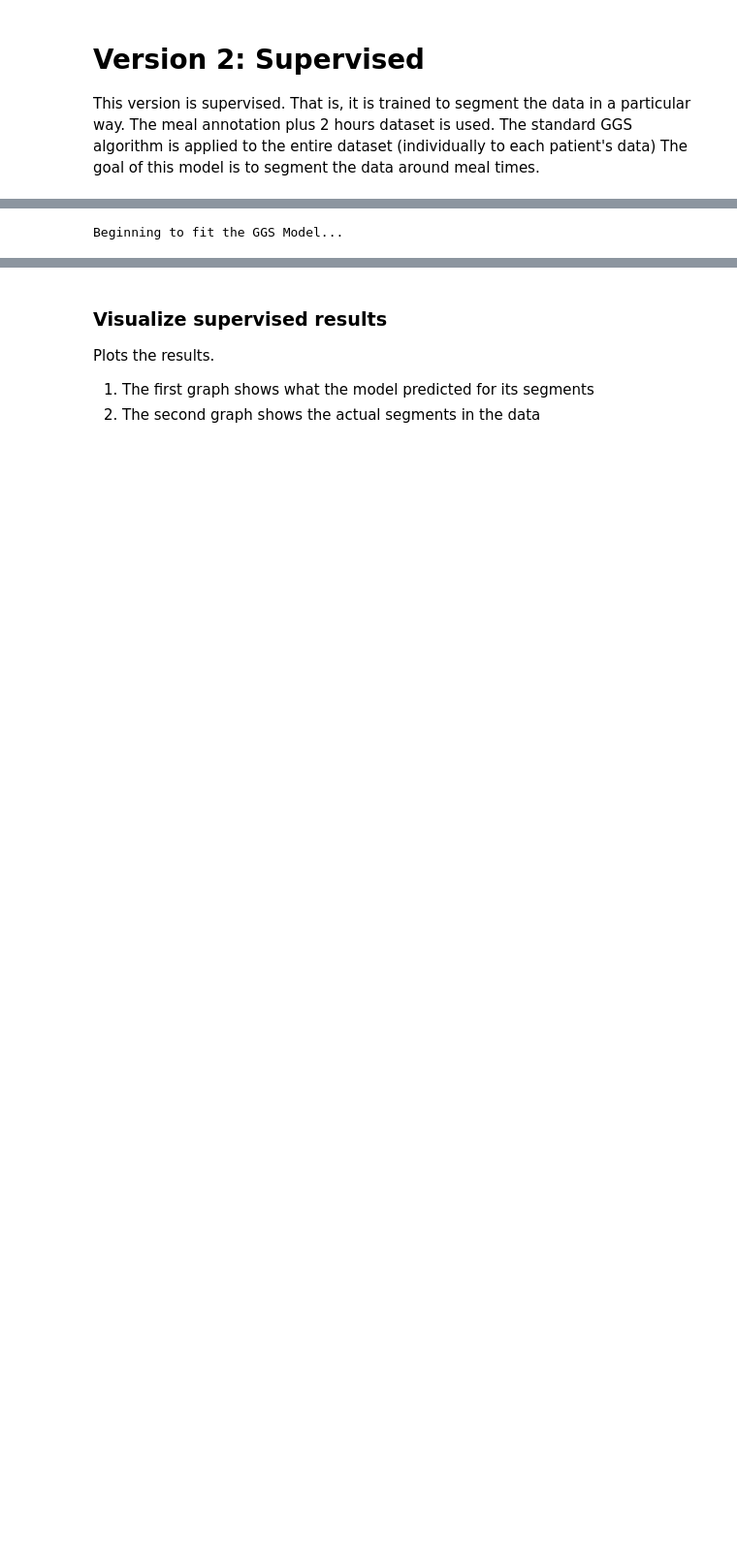
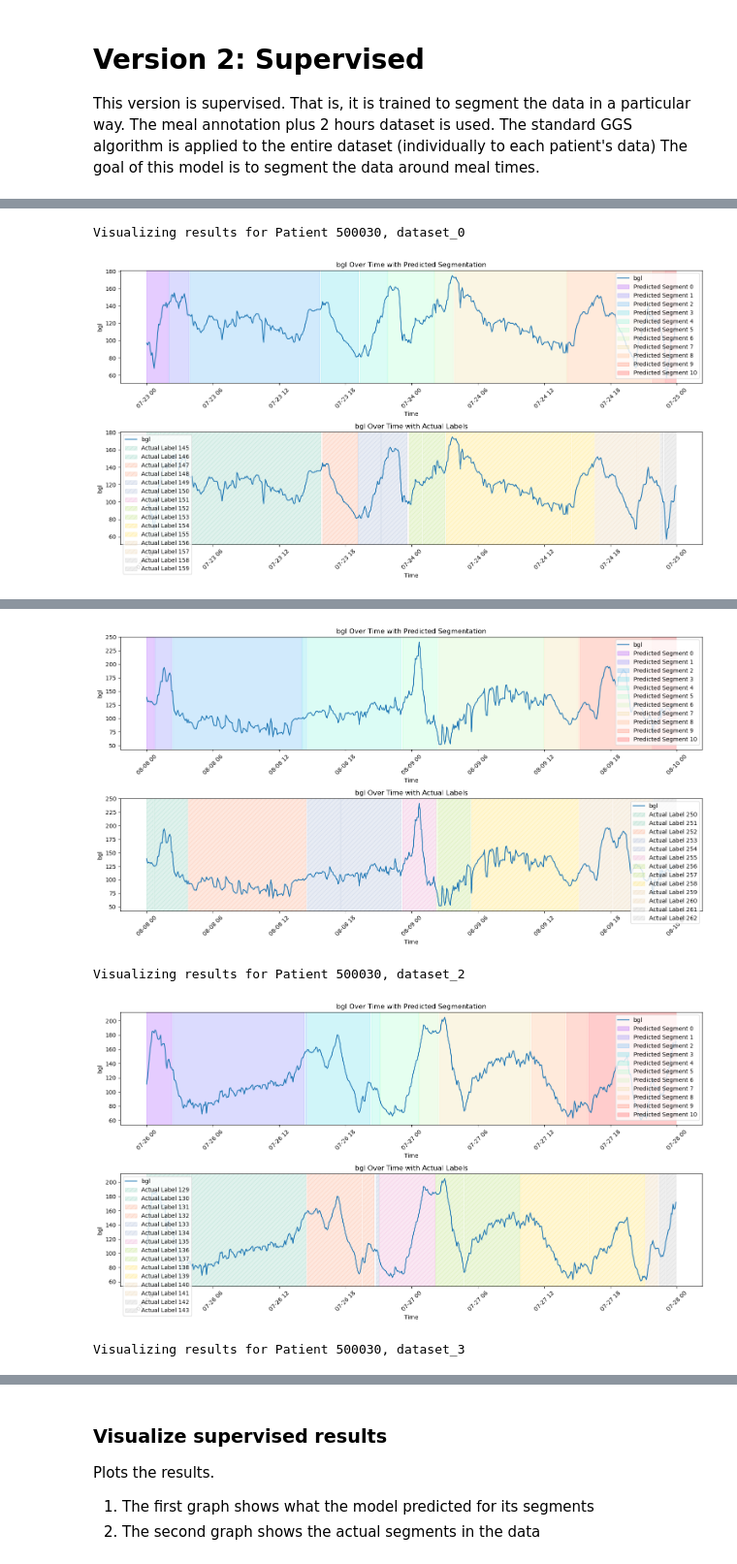
Before and after one commit to RobotPsychologist/bg_control, a Jupyter notebook: 0_meal_identification/meal_identification/notebooks/3.03-vr-time-series-gaussian-segmentation.ipynb, the cells around one changed output, grey strips where cells are left out. Shown at 97% size. Cells and saved outputs as stored; diff of their text form; code cells hidden in the pictures; blank space fills up the shorter version.

Commit message:
Visualizing the data for diff datasets

```diff
--- a/0_meal_identification/meal_identification/notebooks/3.03-vr-time-series-gaussian-segmentation.ipynb
+++ b/0_meal_identification/meal_identification/notebooks/3.03-vr-time-series-gaussian-segmentation.ipynb
@@ -107,10 +174,10 @@ def visualize_segmentation(
     """
     plt.figure(figsize=(15, 8))
 
-    # Plot the time series
+    # Plot the time series with predicted segmentation
+    plt.subplot(2, 1, 1)
     plt.plot(X_nested.index, X_nested[column_name].values, label=column_name)
 
-    # Plot predicted segmentation
     unique_segments = np.unique(segmentation)
     colors = plt.cm.rainbow(np.linspace(0, 1, len(unique_segments)))
 
@@ -119,8 +186,18 @@ def visualize_segmentation(
         plt.axvspan(X_nested.index[mask].min(), X_nested.index[mask].max(),
                     alpha=0.2, color=color, label=f'Predicted Segment {segment}')
 
-    # Plot actual labels if provided
+    plt.title(f'{column_name} Over Time with Predicted Segmentation')
+    plt.xlabel('Time')
+    plt.ylabel(column_name)
+    plt.legend()
+    plt.xticks(rotation=45)
+    plt.tight_layout()
+
+    # Plot the time series with actual labels if provided
     if actual_labels is not None:
+        plt.subplot(2, 1, 2)
+        plt.plot(X_nested.index, X_nested[column_name].values, label=column_name)
+
         unique_labels = np.unique(actual_labels)
         label_colors = plt.cm.Set2(np.linspace(0, 1, len(unique_labels)))
 
@@ -129,15 +206,28 @@ def visualize_segmentation(
             plt.axvspan(X_nested.index[mask].min(), X_nested.index[mask].max(),
                         alpha=0.2, color=color, hatch='///', label=f'Actual Label {label}')
 
-    plt.title(f'{column_name} Over Time with Segmentation')
-    plt.xlabel('Time')
-    plt.ylabel(column_name)
-    plt.legend()
-    plt.xticks(rotation=45)
-    plt.tight_layout()
+        plt.title(f'{column_name} Over Time with Actual Labels')
+        plt.xlabel('Time')
+        plt.ylabel(column_name)
+        plt.legend()
+        plt.xticks(rotation=45)
+        plt.tight_layout()
+
     plt.show()
 # %% [markdown]
 # Version 2: Supervised
 This version is supervised. That is, it is trained to segment the data in a particular way.
 The meal annotation plus 2 hours dataset is used. The standard GGS algorithm is applied to the entire dataset (individually to each patient's data)
 The goal of this model is to segment the data around meal times.
+# %%
+datasets_by_patient = load_datasets()
+datasets_by_patient = create_segmentation_labels(datasets_by_patient)
+datasets_by_patient = preprocess_datasets(datasets_by_patient)
+
+results = greedy_gaussian_segmentation(
+    datasets_by_patient,
+    supervised=True,
+    label_column='segmentation_label',
+    k_max=10,
+    num_days=2
+)
@@ -144,14 +272,13 @@ The goal of this model is to segment the data around meal times.
 # %%
-segmenter, results = greedy_gaussian_segmentation(datasets_by_patient, supervised=True, label_column='segmentation_label', k_max=30)
-
 # Visualize results for each patient and dataset
 for patient_id, patient_results in results.items():
     for dataset_key, dataset_result in patient_results.items():
         print(f"Visualizing results for Patient {patient_id}, {dataset_key}")
         X_day = dataset_result['X']
         segmentation = dataset_result['segmentation']
-        actual_labels = dataset_result['data']['segmentation_label']
+        actual_labels = dataset_result['actual_labels']
 
         visualize_segmentation(X_day, segmentation, actual_labels, column_name='bgl')
 # %% [output]
-Beginning to fit the GGS Model...
+Visualizing results for Patient 500030, dataset_0
+[figure, added]
@@ -161,0 +286,4 @@ ValueError: The (time) index of input must be sorted monotonically increasing, b
+[figure, added]
+Visualizing results for Patient 500030, dataset_2
+[figure, added]
+Visualizing results for Patient 500030, dataset_3
```
Also changed, not shown: parts of 7 cells of this notebook, 1 other file.
